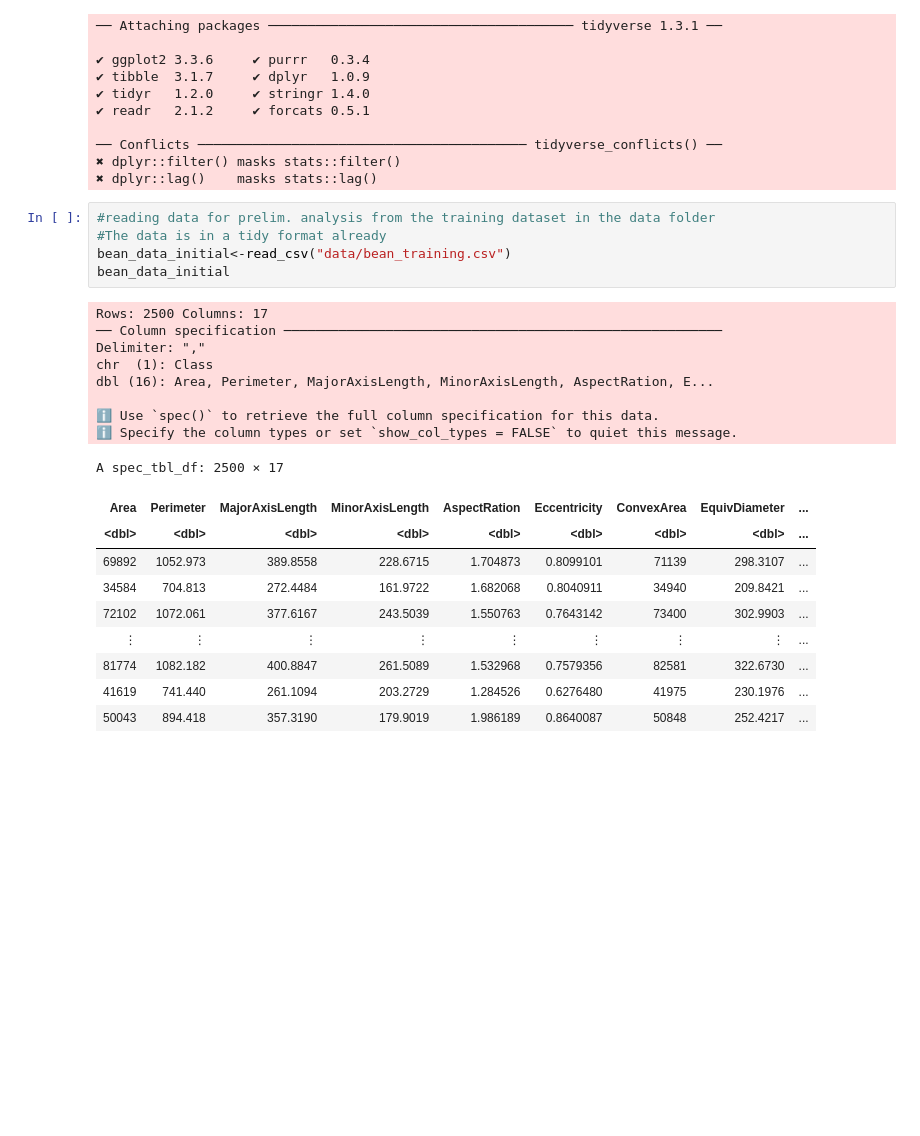
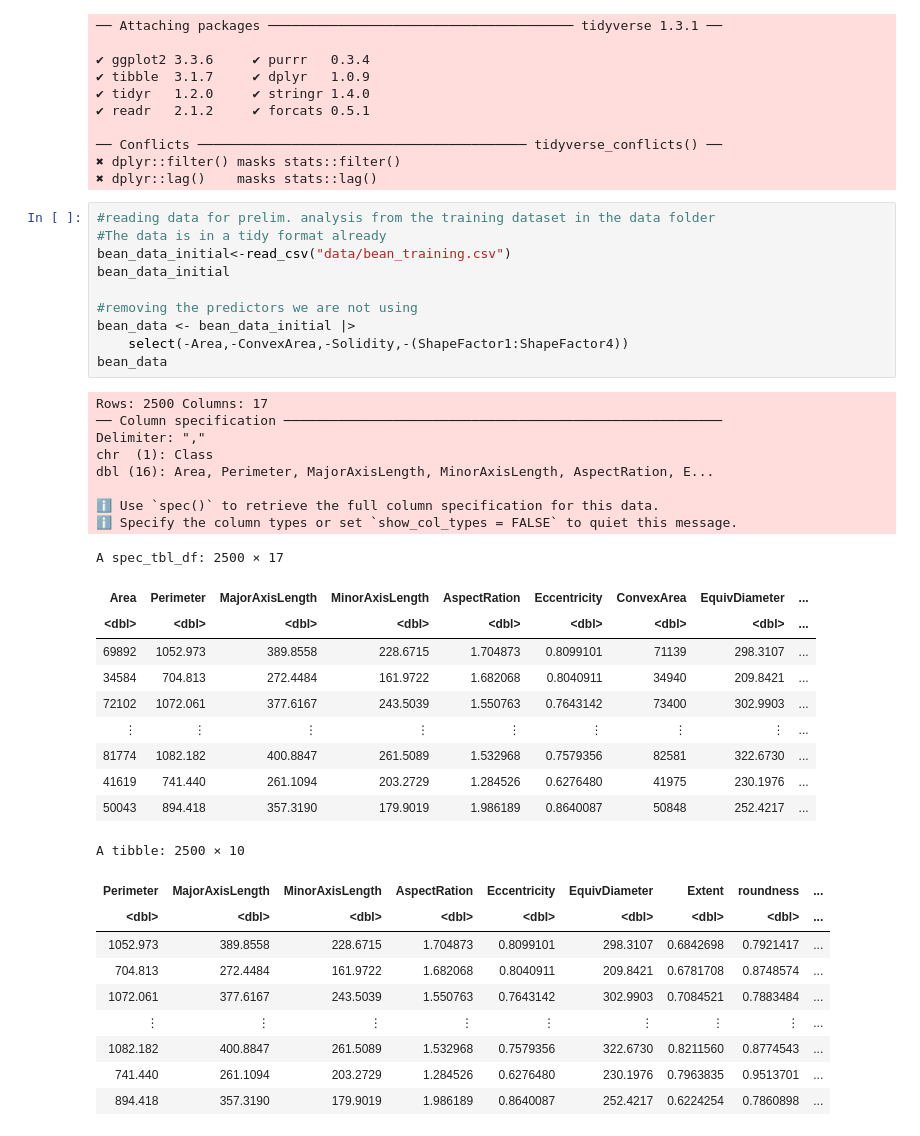
Before and after one commit to dhawal-rathore/DSCI100-Group-Project, a Jupyter notebook: GroupProposal.ipynb, the cells around one changed output. Saved outputs shown, nothing was run; the diff lists cells and outputs as text; blank space fills up the shorter version.

```diff
--- a/GroupProposal.ipynb
+++ b/GroupProposal.ipynb
@@ -40,27 +40,42 @@ options(repr.matrix.max.rows = 6) #Makes the tables less annoying to look at
 # %%
 #reading data for prelim. analysis from the training dataset in the data folder
 #The data is in a tidy format already
 bean_data_initial<-read_csv("data/bean_training.csv")
 bean_data_initial
+
+#removing the predictors we are not using
+bean_data <- bean_data_initial |>
+    select(-Area,-ConvexArea,-Solidity,-(ShapeFactor1:ShapeFactor4))
+bean_data
 # %% [output]
 Rows: 2500 Columns: 17
 ── Column specification ────────────────────────────────────────────────────────
 Delimiter: ","
 chr  (1): Class
 dbl (16): Area, Perimeter, MajorAxisLength, MinorAxisLength, AspectRation, E...
 
 ℹ Use `spec()` to retrieve the full column specification for this data.
 ℹ Specify the column types or set `show_col_types = FALSE` to quiet this message.
 A spec_tbl_df: 2500 × 17
 | Area | Perimeter | MajorAxisLength | MinorAxisLength | AspectRation | Eccentricity | ConvexArea | EquivDiameter | ... |
 | <dbl> | <dbl> | <dbl> | <dbl> | <dbl> | <dbl> | <dbl> | <dbl> | ... |
 | 69892 | 1052.973 | 389.8558 | 228.6715 | 1.704873 | 0.8099101 | 71139 | 298.3107 | ... |
 | 34584 | 704.813 | 272.4484 | 161.9722 | 1.682068 | 0.8040911 | 34940 | 209.8421 | ... |
 | 72102 | 1072.061 | 377.6167 | 243.5039 | 1.550763 | 0.7643142 | 73400 | 302.9903 | ... |
 | ⋮ | ⋮ | ⋮ | ⋮ | ⋮ | ⋮ | ⋮ | ⋮ | ... |
 | 81774 | 1082.182 | 400.8847 | 261.5089 | 1.532968 | 0.7579356 | 82581 | 322.6730 | ... |
 | 41619 | 741.440 | 261.1094 | 203.2729 | 1.284526 | 0.6276480 | 41975 | 230.1976 | ... |
 | 50043 | 894.418 | 357.3190 | 179.9019 | 1.986189 | 0.8640087 | 50848 | 252.4217 | ... |
+A tibble: 2500 × 10
+| Perimeter | MajorAxisLength | MinorAxisLength | AspectRation | Eccentricity | EquivDiameter | Extent | roundness | ... |
+| <dbl> | <dbl> | <dbl> | <dbl> | <dbl> | <dbl> | <dbl> | <dbl> | ... |
+| 1052.973 | 389.8558 | 228.6715 | 1.704873 | 0.8099101 | 298.3107 | 0.6842698 | 0.7921417 | ... |
+| 704.813 | 272.4484 | 161.9722 | 1.682068 | 0.8040911 | 209.8421 | 0.6781708 | 0.8748574 | ... |
+| 1072.061 | 377.6167 | 243.5039 | 1.550763 | 0.7643142 | 302.9903 | 0.7084521 | 0.7883484 | ... |
+| ⋮ | ⋮ | ⋮ | ⋮ | ⋮ | ⋮ | ⋮ | ⋮ | ... |
+| 1082.182 | 400.8847 | 261.5089 | 1.532968 | 0.7579356 | 322.6730 | 0.8211560 | 0.8774543 | ... |
+| 741.440 | 261.1094 | 203.2729 | 1.284526 | 0.6276480 | 230.1976 | 0.7963835 | 0.9513701 | ... |
+| 894.418 | 357.3190 | 179.9019 | 1.986189 | 0.8640087 | 252.4217 | 0.6224254 | 0.7860898 | ... |
 # %%
 #We want to see how many beans of each class there are to make sure there are a reasonable amount of all 7
 bean_data_table <-bean_data_initial|>
```
Also changed, not shown: parts of 3 cells of this notebook.
